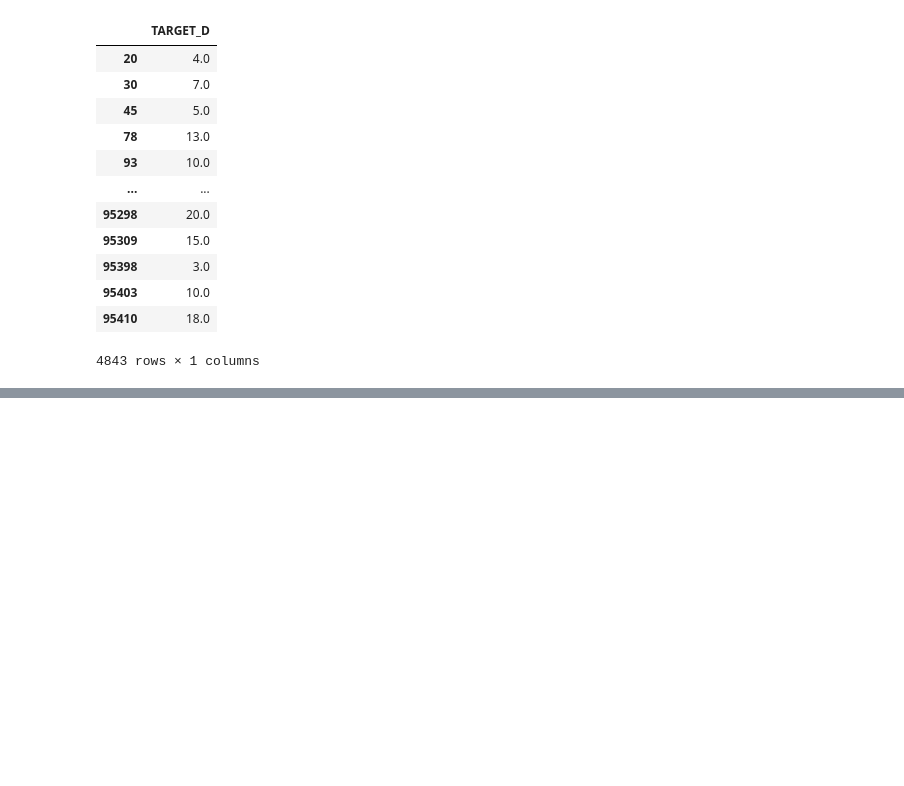
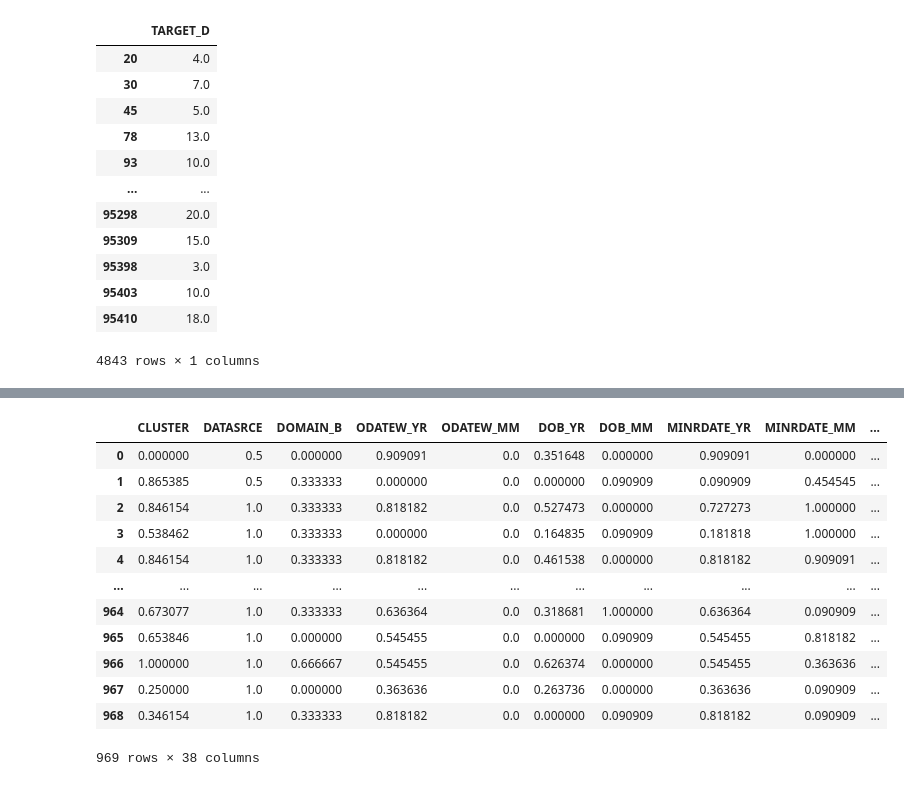
Before and after one commit to ParinazMDI/lab-random-forests, a Jupyter notebook: files_for_lab/random_forest.ipynb, the cells around one changed output, grey strips where cells are left out. Drawn from its saved outputs; the diff is of its cells as text; code cells hidden in the pictures; blank space fills up the shorter version.

```diff
--- a/files_for_lab/random_forest.ipynb
+++ b/files_for_lab/random_forest.ipynb
@@ -1276,0 +1170,34 @@ ValueError: X has 62 features, but RandomForestClassifier is expecting 47 featur
+# %%
+#cat/num X-train
+#make a split between the continuous and discrete variables as I don't want to scale or encode the discrete ones, I want to keep their current values
+X_train_num = X_train.select_dtypes(include = np.number)
+X_train_cat = X_train.select_dtypes(object)
+
+#cat/num X-test
+X_test_num = X_test.select_dtypes(include = np.number)
+X_test_cat = X_test.select_dtypes(object)
+
+
+from sklearn.preprocessing import StandardScaler
+from sklearn.preprocessing import MinMaxScaler
+#Scale X-train
+transformer = MinMaxScaler().fit(X_train_num)
+X_scaled_train = pd.DataFrame(transformer.transform(X_train_num),columns=X_train_num.columns)
+
+#Scale X-test
+X_scaled_test = pd.DataFrame(transformer.transform(X_test_num),columns=X_test_num.columns)
+X_scaled_test
+# %% [output]
+|  | CLUSTER | DATASRCE | DOMAIN_B | ODATEW_YR | ODATEW_MM | DOB_YR | DOB_MM | MINRDATE_YR | MINRDATE_MM | ... |
+| 0 | 0.000000 | 0.5 | 0.000000 | 0.909091 | 0.0 | 0.351648 | 0.000000 | 0.909091 | 0.000000 | ... |
+| 1 | 0.865385 | 0.5 | 0.333333 | 0.000000 | 0.0 | 0.000000 | 0.090909 | 0.090909 | 0.454545 | ... |
+| 2 | 0.846154 | 1.0 | 0.333333 | 0.818182 | 0.0 | 0.527473 | 0.000000 | 0.727273 | 1.000000 | ... |
+| 3 | 0.538462 | 1.0 | 0.333333 | 0.000000 | 0.0 | 0.164835 | 0.090909 | 0.181818 | 1.000000 | ... |
+| 4 | 0.846154 | 1.0 | 0.333333 | 0.818182 | 0.0 | 0.461538 | 0.000000 | 0.818182 | 0.909091 | ... |
+| ... | ... | ... | ... | ... | ... | ... | ... | ... | ... | ... |
+| 964 | 0.673077 | 1.0 | 0.333333 | 0.636364 | 0.0 | 0.318681 | 1.000000 | 0.636364 | 0.090909 | ... |
+| 965 | 0.653846 | 1.0 | 0.000000 | 0.545455 | 0.0 | 0.000000 | 0.090909 | 0.545455 | 0.818182 | ... |
+| 966 | 1.000000 | 1.0 | 0.666667 | 0.545455 | 0.0 | 0.626374 | 0.000000 | 0.545455 | 0.363636 | ... |
+| 967 | 0.250000 | 1.0 | 0.000000 | 0.363636 | 0.0 | 0.263736 | 0.000000 | 0.363636 | 0.090909 | ... |
+| 968 | 0.346154 | 1.0 | 0.333333 | 0.818182 | 0.0 | 0.000000 | 0.090909 | 0.818182 | 0.090909 | ... |
+969 rows × 38 columns
```
Also changed, not shown: parts of 53 cells of this notebook.
